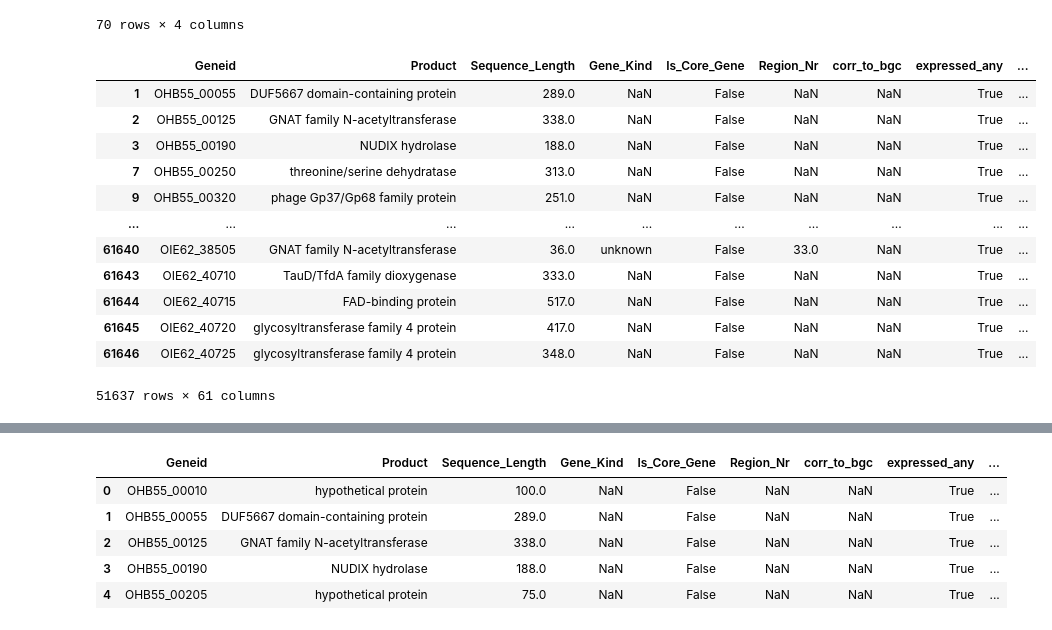
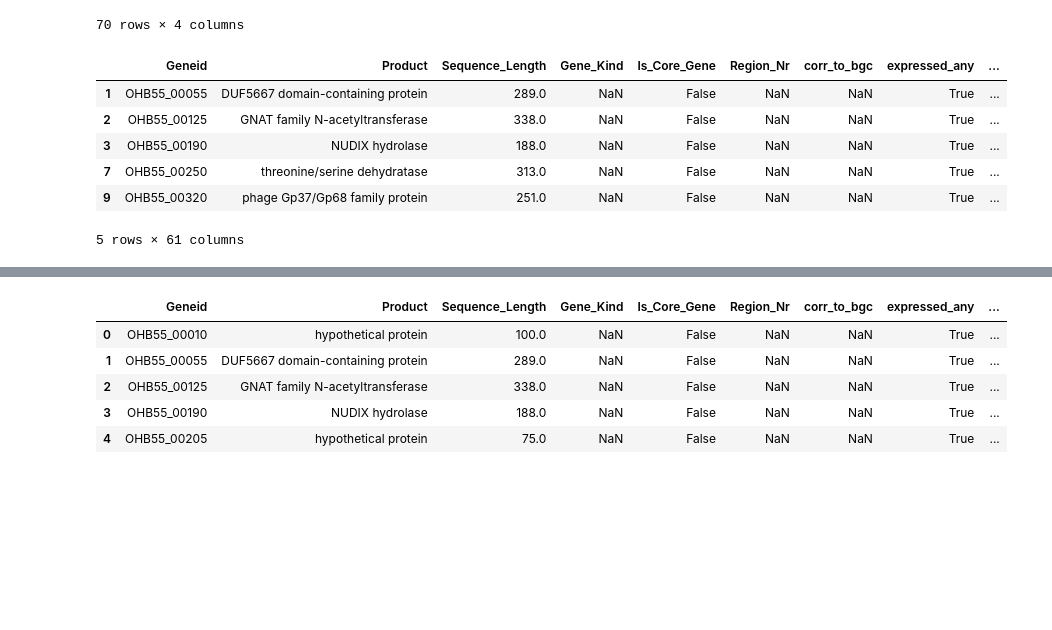
Before and after one commit to arudenko-2025/RNA-Seq-actinomycetota-data-analysis, a Jupyter notebook: jupyter_notebooks/13_iterative_WGCNA_summary_figures.ipynb, the cells around one changed output, grey strips where cells are left out. Cells and saved outputs as stored; diff of their text form; code cells hidden in the pictures; blank space fills up the shorter version.

```diff
--- a/jupyter_notebooks/13_iterative_WGCNA_summary_figures.ipynb
+++ b/jupyter_notebooks/13_iterative_WGCNA_summary_figures.ipynb
@@ -304,7 +338,7 @@ bad_products = {"", "-", "nan", "none", "na", "null", "<na>"}
 d = d[
     d["Product"].notna()
     & (~d["Product"].str.lower().isin(bad_products))
-    & (d["Product"].str.lower() != "hypothetical protein")
+    & (~d["Product"].str.lower().str.contains("hypothetical", na=False, regex=False))
 ].copy()
 
 # -----------------------------
@@ -436,18 +470,12 @@ topN
 | 0 | MFS transporter | 459 | E | MFS transporter |
 70 rows × 4 columns
 # %%
-d
+d.head()
 # %% [output]
 |  | Geneid | Product | Sequence_Length | Gene_Kind | Is_Core_Gene | Region_Nr | corr_to_bgc | expressed_any | ... |
 | 1 | OHB55_00055 | DUF5667 domain-containing protein | 289.0 | NaN | False | NaN | NaN | True | ... |
 | 2 | OHB55_00125 | GNAT family N-acetyltransferase | 338.0 | NaN | False | NaN | NaN | True | ... |
 | 3 | OHB55_00190 | NUDIX hydrolase | 188.0 | NaN | False | NaN | NaN | True | ... |
 | 7 | OHB55_00250 | threonine/serine dehydratase | 313.0 | NaN | False | NaN | NaN | True | ... |
 | 9 | OHB55_00320 | phage Gp37/Gp68 family protein | 251.0 | NaN | False | NaN | NaN | True | ... |
-| ... | ... | ... | ... | ... | ... | ... | ... | ... | ... |
-| 61640 | OIE62_38505 | GNAT family N-acetyltransferase | 36.0 | unknown | False | 33.0 | NaN | True | ... |
-| 61643 | OIE62_40710 | TauD/TfdA family dioxygenase | 333.0 | NaN | False | NaN | NaN | True | ... |
-| 61644 | OIE62_40715 | FAD-binding protein | 517.0 | NaN | False | NaN | NaN | True | ... |
-| 61645 | OIE62_40720 | glycosyltransferase family 4 protein | 417.0 | NaN | False | NaN | NaN | True | ... |
-| 61646 | OIE62_40725 | glycosyltransferase family 4 protein | 348.0 | NaN | False | NaN | NaN | True | ... |
-51637 rows × 61 columns
+5 rows × 61 columns
```
Also changed, not shown: parts of 57 cells of this notebook.
